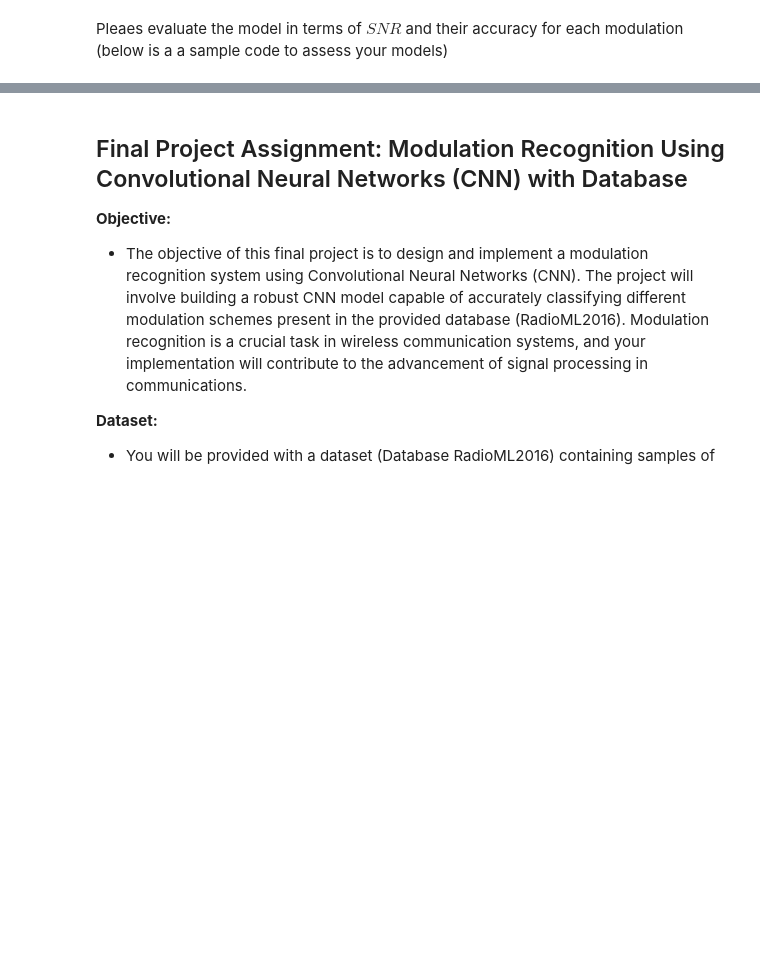
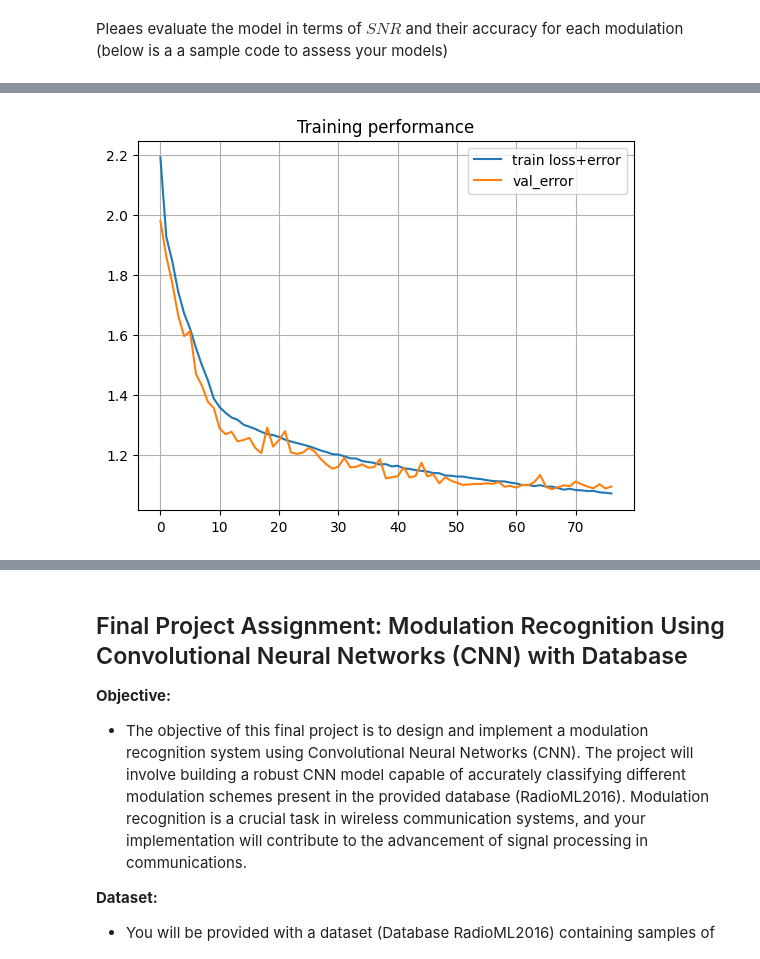
Before and after one commit to felix018/project_signal, a Jupyter notebook: Local_FinalProject_TS3_RadioML_2023_2.ipynb, the cells around one changed output, grey strips where cells are left out. Saved outputs shown, nothing was run; the diff lists cells and outputs as text; code cells hidden in the pictures; blank space fills up the shorter version.

```diff
--- a/Local_FinalProject_TS3_RadioML_2023_2.ipynb
+++ b/Local_FinalProject_TS3_RadioML_2023_2.ipynb
@@ -494,0 +574,27 @@ Pleaes evaluate the model in terms of $SNR$ and their accuracy for each modulati
+# %%
+model2.compile(loss='categorical_crossentropy',
+             optimizer='adam',
+             metrics=['accuracy'])
+# %%
+# Set up some params
+nb_epoch = 100     # number of epochs to train on
+batch_size = 1024  # training batch size
+# %%
+# perform training ...
+#   - call the main training loop in keras for our network+dataset
+filepath = './'
+modelWeightsFile = filepath + 'PESOS2_TSIII.wts.h5'  # Save the model weights to this file
+
+history2 = model2.fit(X_train,
+    Y_train,
+    batch_size=batch_size,
+    epochs=nb_epoch,
+    verbose=2,
+    validation_data=(X_test, Y_test),
+    callbacks = [
+        keras.callbacks.ModelCheckpoint(modelWeightsFile, monitor='val_loss', verbose=1, save_best_only=True, mode='auto'),
+        keras.callbacks.EarlyStopping(monitor='val_loss', patience=10, verbose=1, mode='auto')
+    ])
+
+# we re-load the best weights once training is finished
+model2.load_weights(modelWeightsFile)
@@ -494,0 +651,11 @@ Pleaes evaluate the model in terms of $SNR$ and their accuracy for each modulati
+# %%
+# Show loss curves
+plt.figure();
+plt.title('Training performance');
+plt.plot(history2.epoch, history2.history['loss'], label='train loss+error');
+plt.plot(history2.epoch, history2.history['val_loss'], label='val_error');
+plt.legend();
+plt.grid()
+plt.show()
+# %% [output]
+[figure, added]
```
Also changed, not shown: parts of 26 cells of this notebook.
